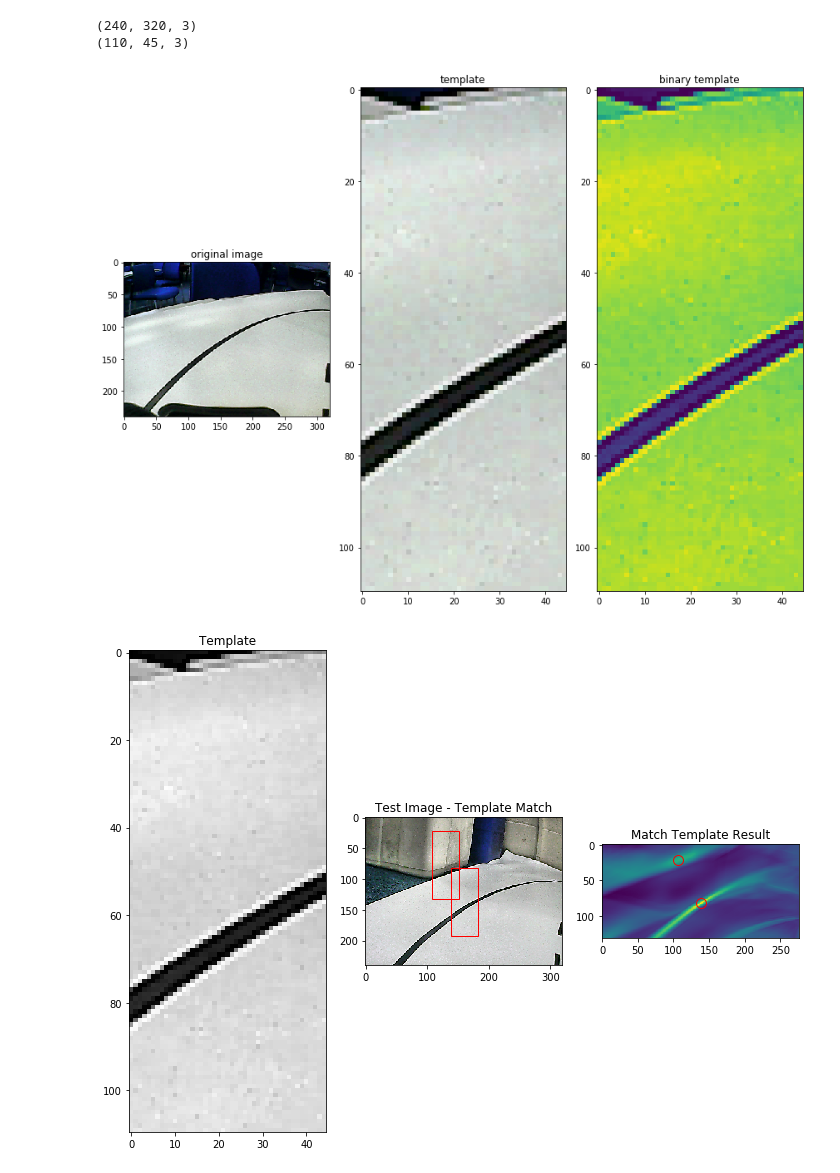
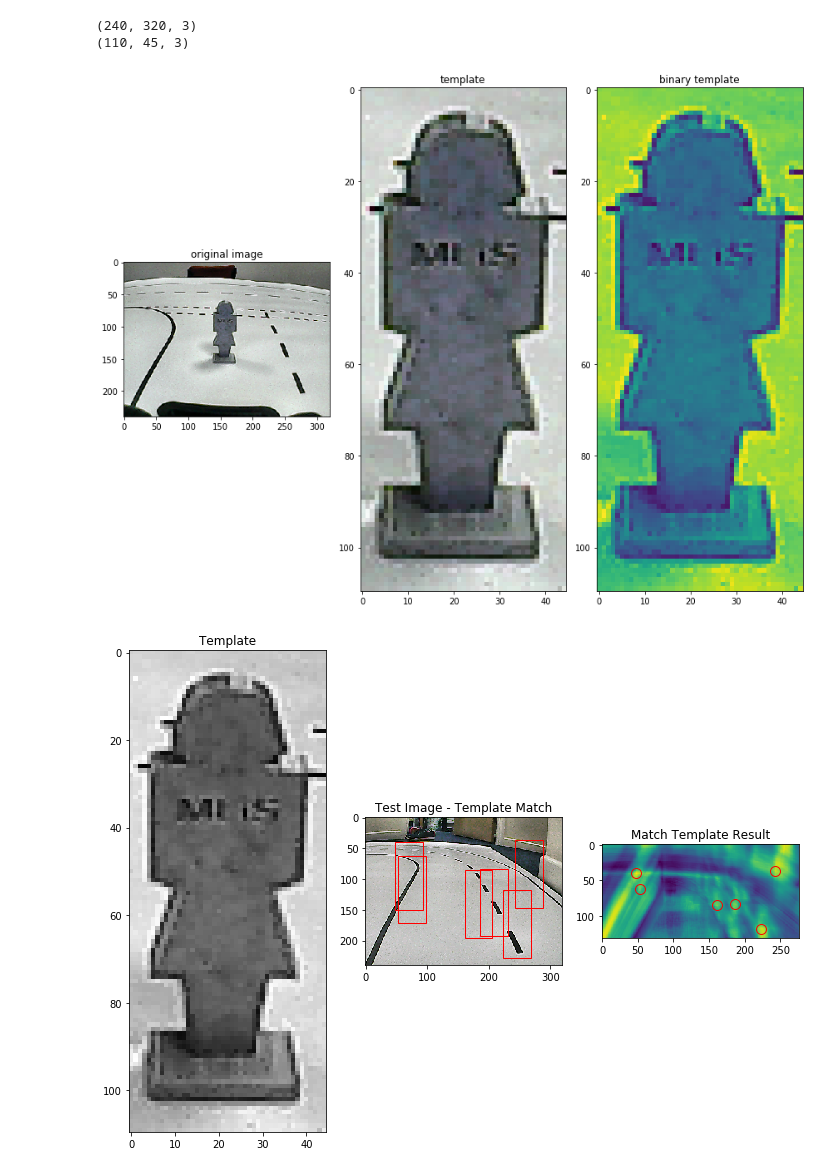
Before and after one commit to Siokhan/Self-Driving-Car, a Jupyter notebook: Scripts/Sio/Image_filtering.ipynb, the cells around one changed output. Drawn from its saved outputs; the diff is of its cells as text; code cells hidden in the pictures.

```diff
--- a/Scripts/Sio/Image_filtering.ipynb
+++ b/Scripts/Sio/Image_filtering.ipynb
@@ -1,31 +1,32 @@
 # %%
 from skimage import io
 import image_filtering_functions as sio
 import matplotlib.pyplot as plt
 from skimage import exposure
 from skimage.color import rgb2gray, gray2rgb, rgb2hsv
 #loading an image and displaying with human, getting good example from our data
 #working first on human detection, to help NN
 #master pic is from human_stopped data: 1583246765305_90_0.png
-data_dir_human = '../../Data/captureOVAL2-28_02_2020/1582901296132_110_35.png'
-data_dir_test = '../../Data/training_data/training_data/127.png'
+data_dir_human = '../../Data/human_stopped_data/1583246765305_90_0.png'
+data_dir_test = '../../Data/training_data/training_data/294.png'
 image_original = io.imread(data_dir_human)
+
 image = exposure.equalize_adapthist(image_original)
 test_image_original = io.imread(data_dir_test)
 test_image = exposure.equalize_adapthist(test_image_original)
 template = image[55:165, 135:180]
 binary_template = rgb2gray(template)
 binary_image = rgb2gray(image)
 binary_test_image = rgb2gray(test_image)
 print(image.shape)
 print(template.shape)
 fig = sio.triple_figure(12, 10, image, template, binary_template, 'original image', 'template', 'binary template',
                         share_axis = False, axis = 'on', tight = True)
 plt.show()
 # %% [output]
 (240, 320, 3)
 (110, 45, 3)
-[figure, old version]
+[figure, new version]
 # %%
 #template matching
 import numpy as np
@@ -41,7 +42,7 @@ fig = sio.template_match_img(12, 10, binary_template, test_image, result, peaks,
               share_axis=False, axis='on', tight=False)
 plt.show()
 # %% [output]
-[figure, old version]
+[figure, new version]
 # %%
 from skimage import feature
 
```
Also changed, not shown: parts of 10 cells of this notebook, 12 other files.
